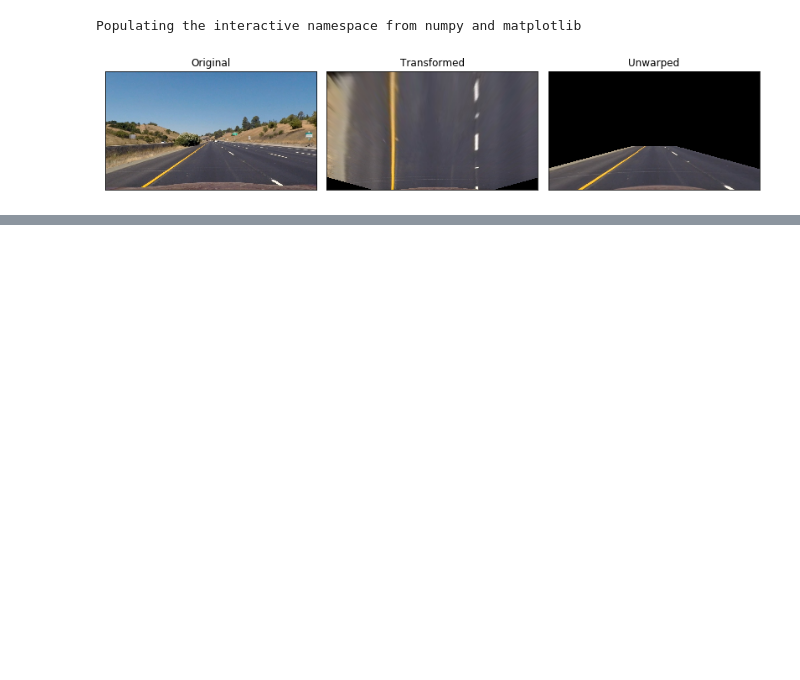
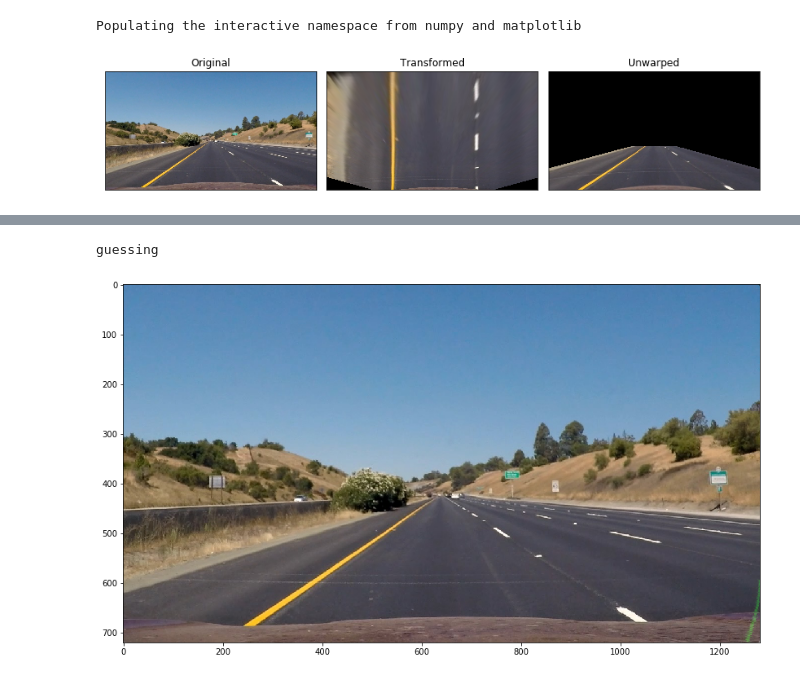
Before and after one commit to maslovw/SDND, a Jupyter notebook: Advanced-Lane-Lines/P2.ipynb, the cells around one changed output, grey strips where cells are left out. Drawn from its saved outputs; the diff is of its cells as text; code cells hidden in the pictures; blank space fills up the shorter version.

```diff
--- a/Advanced-Lane-Lines/P2.ipynb
+++ b/Advanced-Lane-Lines/P2.ipynb
@@ -254,0 +323,8 @@ ls.search(camera_img)
+# %%
+ls.search(camera_img)
+# %% [output]
+guessing
+# %%
+ls.plot()
+# %% [output]
+[figure, added]
```
Also changed, not shown: parts of 6 cells of this notebook.
